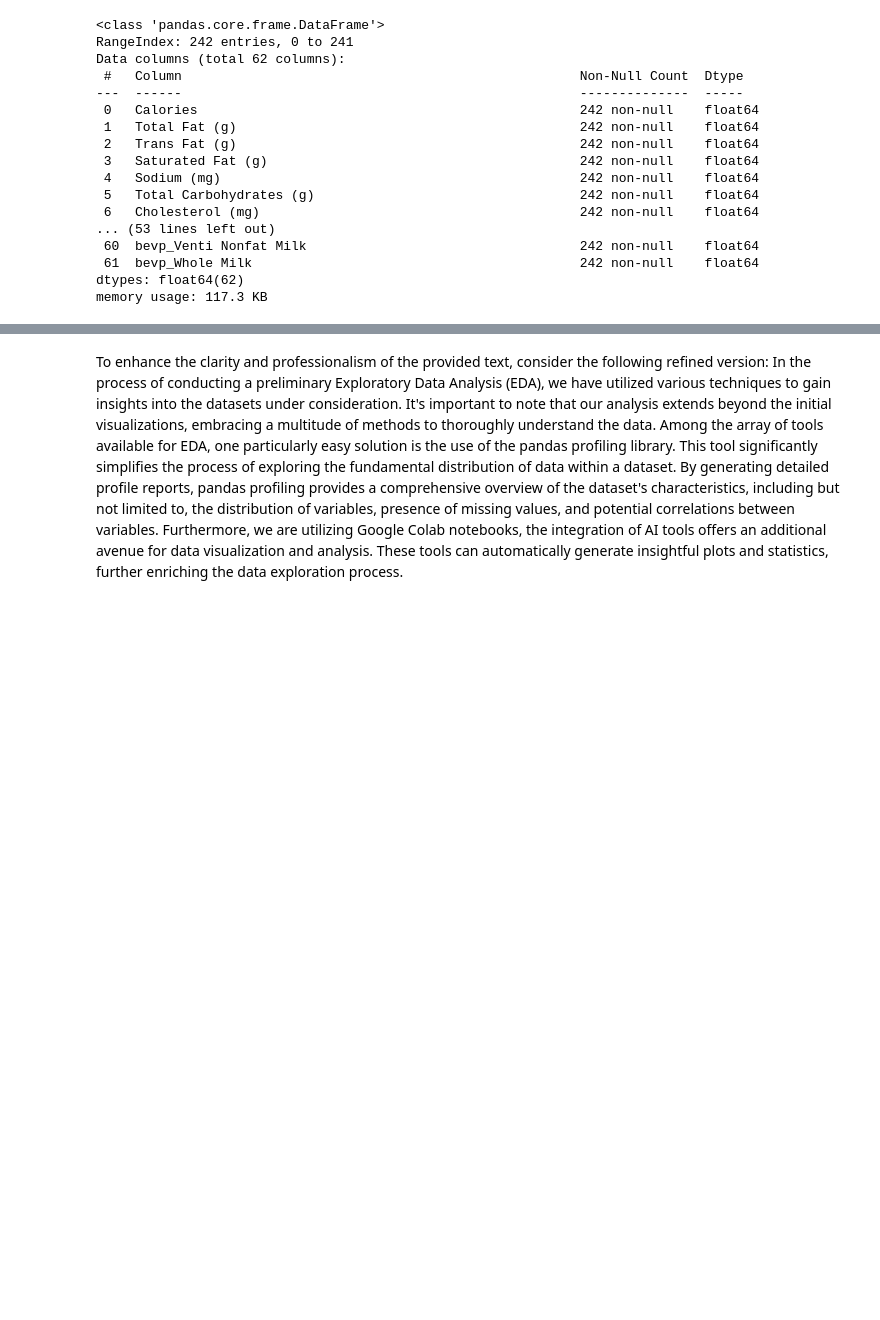
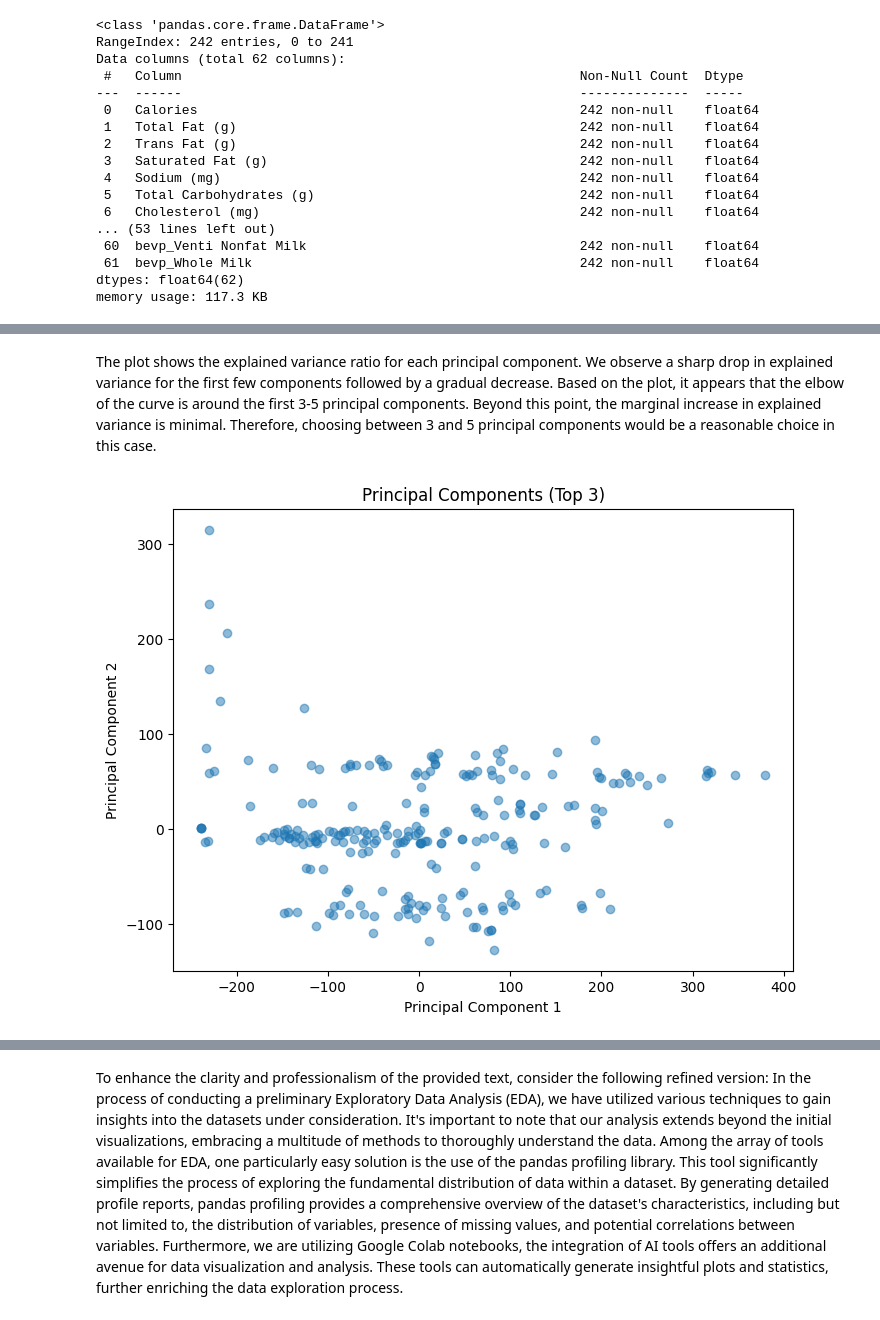
Before and after one commit to AshishT-123/FMML-projects-and-labs, a Jupyter notebook: AIML_III_Module_2_project_2024.ipynb, the cells around one changed output, grey strips where cells are left out. Drawn from its saved outputs; the diff is of its cells as text; code cells hidden in the pictures; blank space fills up the shorter version.

```diff
--- a/AIML_III_Module_2_project_2024.ipynb
+++ b/AIML_III_Module_2_project_2024.ipynb
@@ -360,3 +415,17 @@ memory usage: 117.3 KB
+# %% [markdown]
+The plot shows the explained variance ratio for each principal component. We observe a sharp drop in explained variance for the first few components followed by a gradual decrease. Based on the plot, it appears that the elbow of the curve is around the first 3-5 principal components. Beyond this point, the marginal increase in explained variance is minimal. Therefore, choosing between 3 and 5 principal components would be a reasonable choice in this case.
 # %%
 ## to do
 # visualise the principal components, choose the number of principal components based on the above plot. What is you observation from the plot?
+optimal_components = 3
+pca = PCA(n_components=optimal_components)
+pca_transformed = pca.fit_transform(numeric_data)
+
+plt.figure(figsize=(8, 6))
+plt.scatter(pca_transformed[:, 0], pca_transformed[:, 1], alpha=0.5)
+plt.title(f'Principal Components (Top {optimal_components})')
+plt.xlabel('Principal Component 1')
+plt.ylabel('Principal Component 2')
+plt.show()
+# %% [output]
+[figure, added]
```
Also changed, not shown: parts of 17 cells of this notebook.
